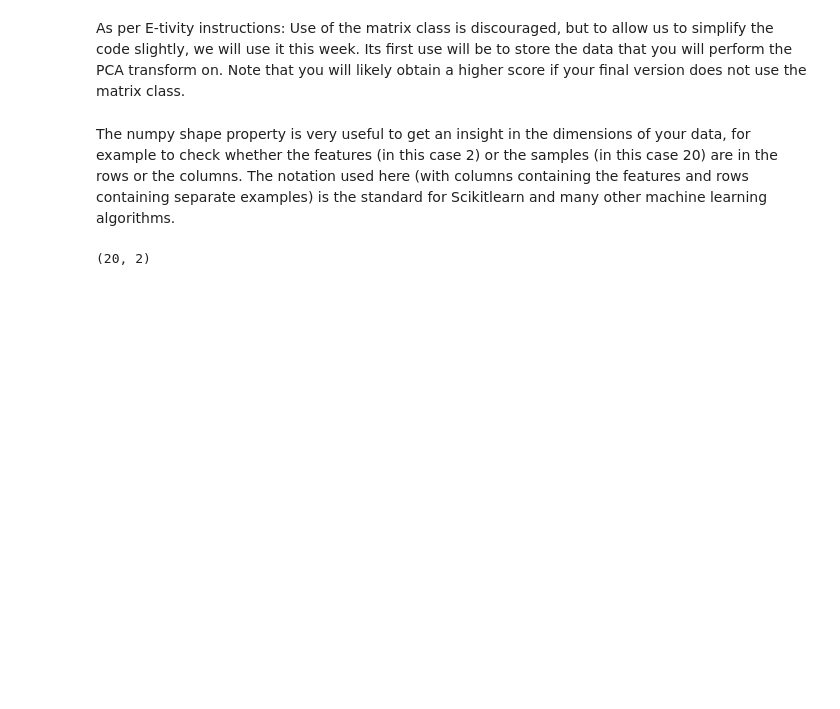
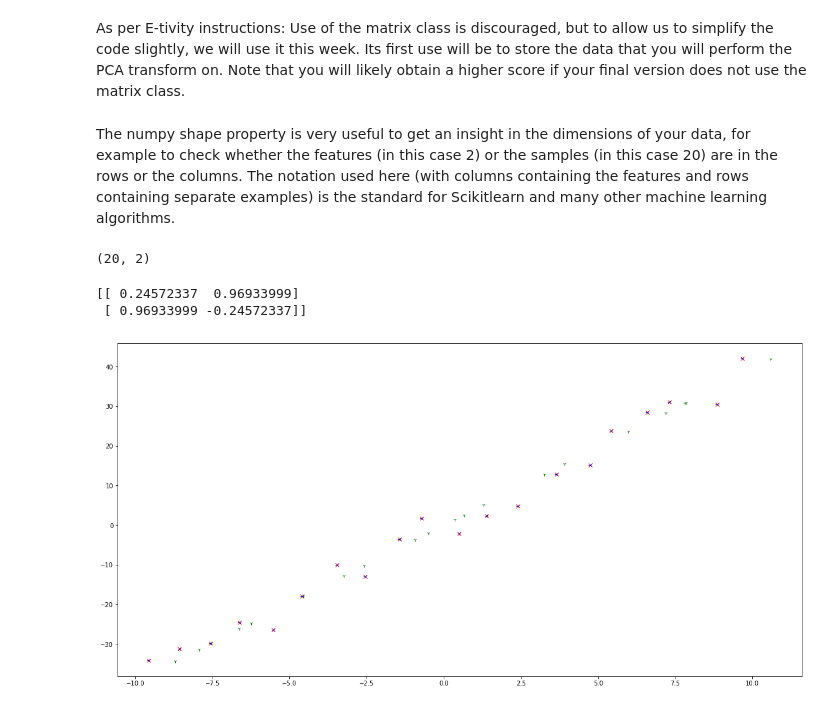
Before and after one commit to vipulpopat/MSCAI_CE4021_Week5, a Jupyter notebook: Etivity5.ipynb, the cells around one changed output. Drawn from its saved outputs; the diff is of its cells as text; code cells hidden in the pictures; blank space fills up the shorter version.

```diff
--- a/Etivity5.ipynb
+++ b/Etivity5.ipynb
@@ -23,3 +23,25 @@ The numpy shape property is very useful to get an insight in the dimensions of y
 data.shape
 # %% [output]
 (20, 2)
+# %%
+print(pca.components_)
+# %% [output]
+[[ 0.24572337  0.96933999]
+ [ 0.96933999 -0.24572337]]
+# %%
+def pca_n(n):
+    pca = PCA(n_components=n)
+    pca.fit(data)
+    data_pca = pca.transform(data)
+    data_reduced = pca.inverse_transform(data_pca)
+    return data_reduced
+
+pca_n1 = pca_n(1)
+pca_n2 = pca_n(2)
+plt.rcParams["figure.figsize"] = (20,10)
+plt.plot(data[:,0], data[:,1], 'xr')
+plt.plot(pca_n1[:,0], pca_n1[:,1],"1g")
+plt.plot(pca_n2[:,0], pca_n2[:,1],"3b")
+plt.show()
+# %% [output]
+[figure, added]
```
Also changed, not shown: parts of 5 cells of this notebook, 1 other file.
